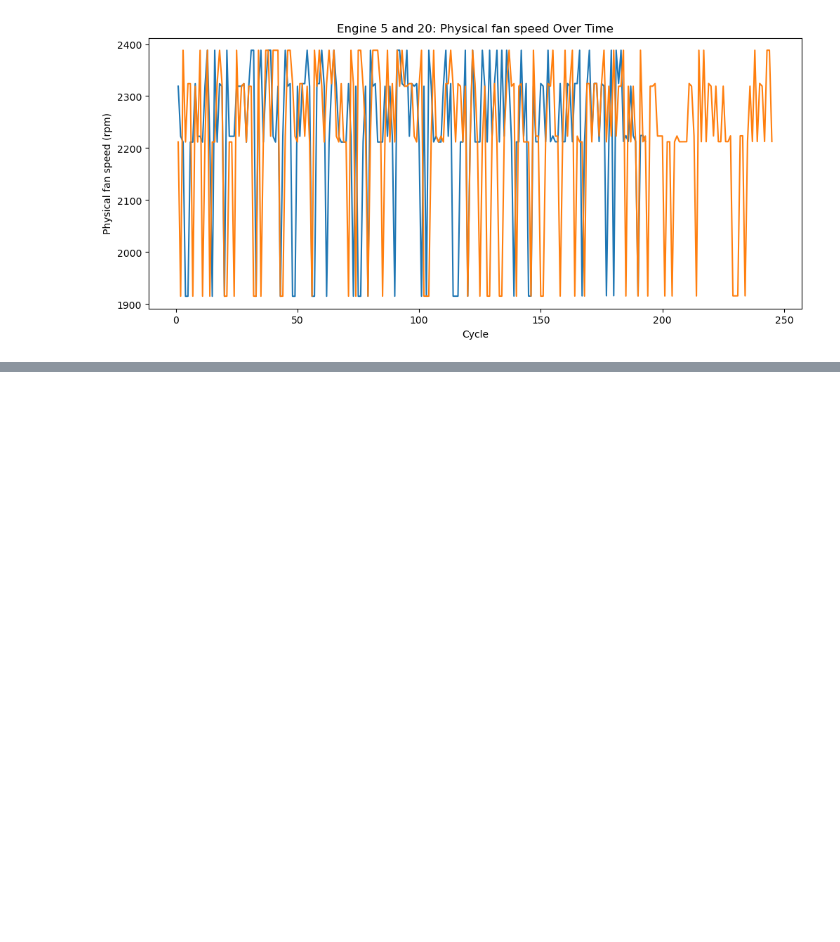
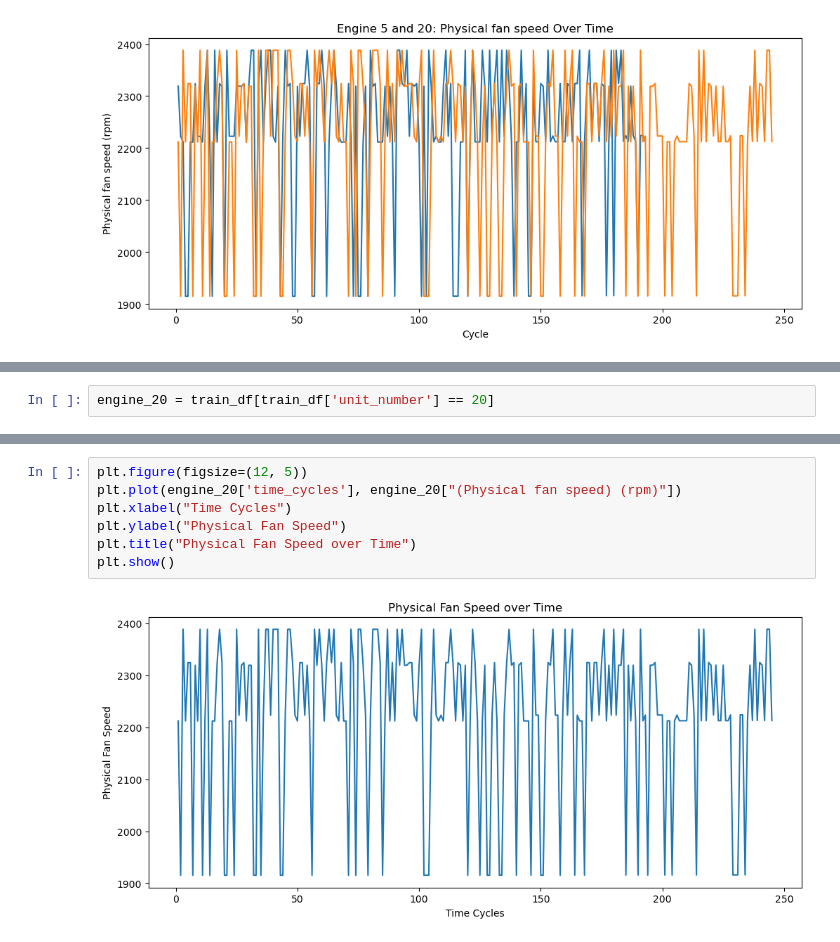
Before and after one commit to yadvendrasinghshekhawat02-design/first-, a Jupyter notebook: fd004_analysis.ipynb, the cells around one changed output, grey strips where cells are left out. Saved outputs shown, nothing was run; the diff lists cells and outputs as text; blank space fills up the shorter version.

```diff
--- a/fd004_analysis.ipynb
+++ b/fd004_analysis.ipynb
@@ -233,0 +236,2 @@ plt.show()
+# %%
+engine_20 = train_df[train_df['unit_number'] == 20]
@@ -233,0 +254,9 @@ plt.show()
+# %%
+plt.figure(figsize=(12, 5))
+plt.plot(engine_20['time_cycles'], engine_20["(Physical fan speed) (rpm)"])
+plt.xlabel("Time Cycles")
+plt.ylabel("Physical Fan Speed")
+plt.title("Physical Fan Speed over Time")
+plt.show()
+# %% [output]
+[figure, added]
```
Also changed, not shown: parts of 5 cells of this notebook.
